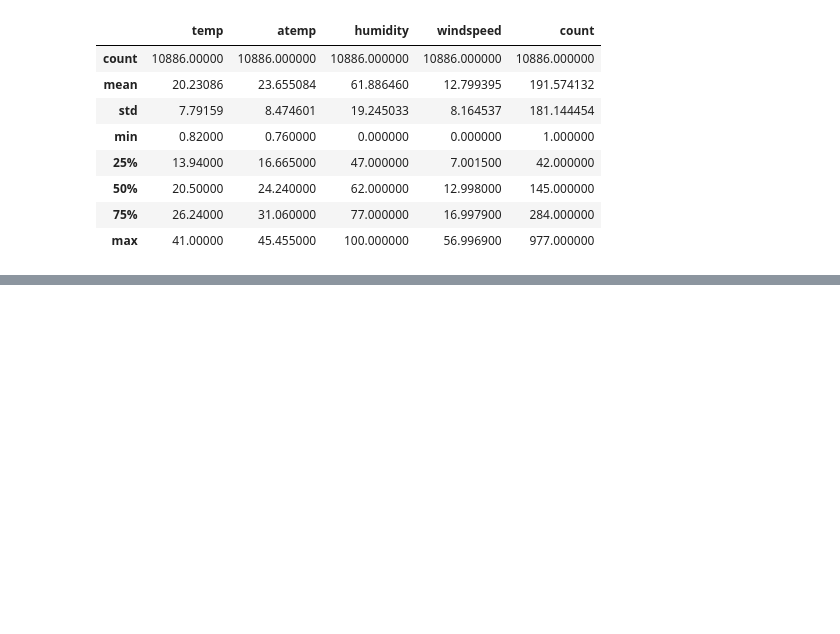
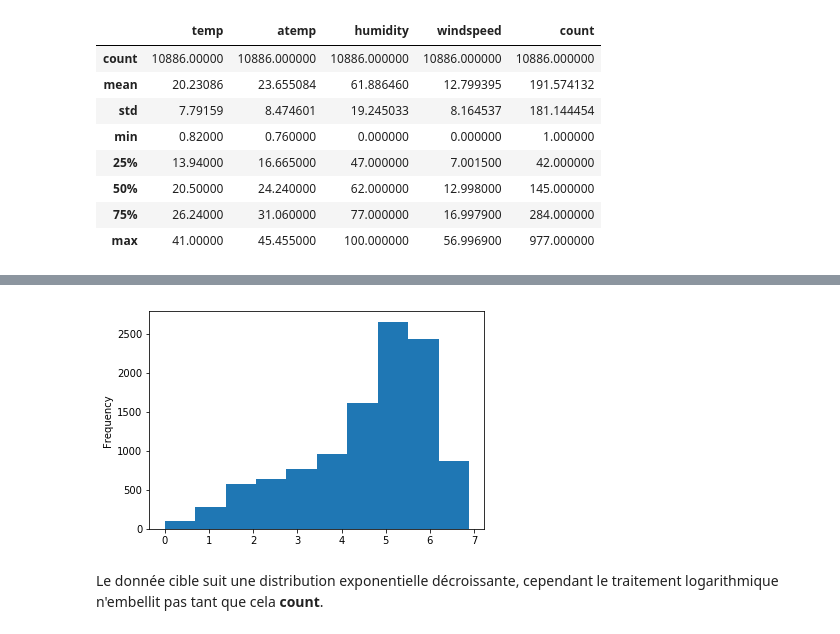
Before and after one commit to MaxGuillot/ml, a Jupyter notebook: La petite reine.ipynb, the cells around one changed output, grey strips where cells are left out. Drawn from its saved outputs; the diff is of its cells as text; code cells hidden in the pictures; blank space fills up the shorter version.

```diff
--- a/La petite reine.ipynb
+++ b/La petite reine.ipynb
@@ -135,0 +137,8 @@ plt.show()
+# %%
+df["logcount"] = np.log(df["count"])
+df.logcount.plot(kind = "hist")
+plt.show()
+# %% [output]
+[figure, added]
+# %% [markdown]
+Le donnée cible suit une distribution exponentielle décroissante, cependant le traitement logarithmique n'embellit pas tant que cela __count__.
```
Also changed, not shown: parts of 67 cells of this notebook.
